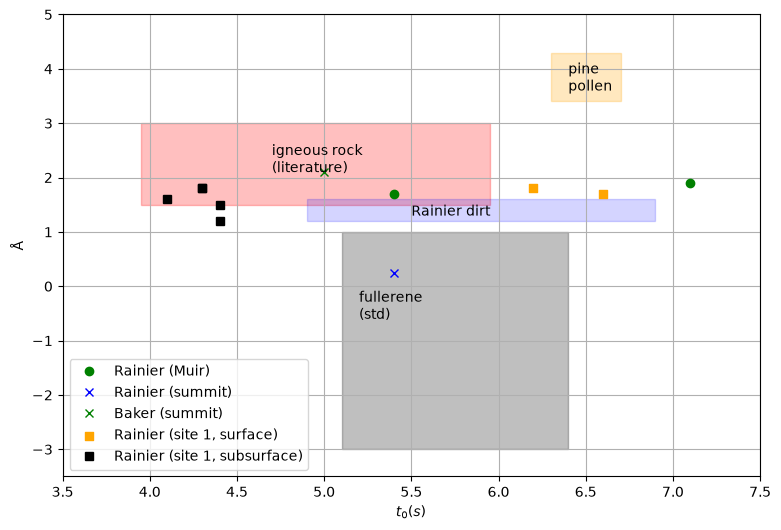
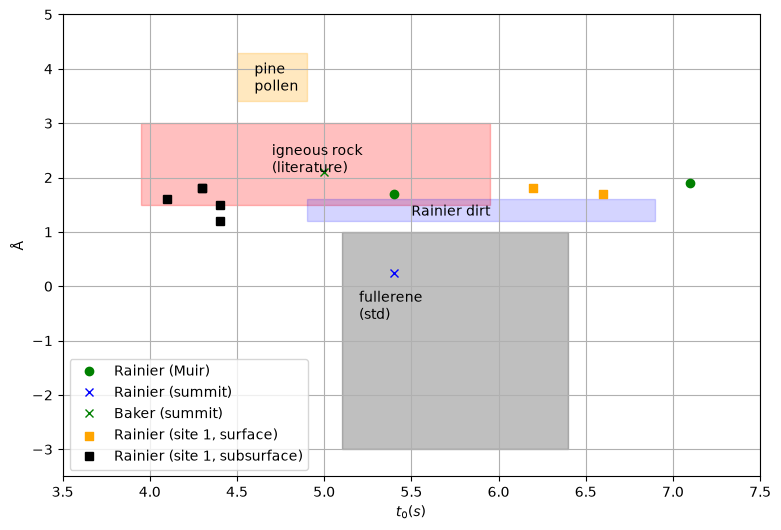
Unified diff of the notebook cell whose output changed from the first chart to the second:
--- before
+++ after
@@ -13,6 +13,6 @@
 plt.text(5.5, 1.3, 'Rainier dirt')
 
-rect = Rectangle((6.3, 3.4), 0.4, 0.9, fill=True, color='orange', alpha=alpha/2); ax.add_patch(rect)
-plt.text(6.4,3.6,'pine \npollen')
+rect = Rectangle((4.5, 3.4), 0.4, 0.9, fill=True, color='orange', alpha=alpha/2); ax.add_patch(rect)
+plt.text(4.6,3.6,'pine \npollen')
 
 # rect = Rectangle((4.2, 0.5), 0.3, 0.8, fill=True, color='black', alpha=alpha); ax.add_patch(rect)

Commit: making spectra